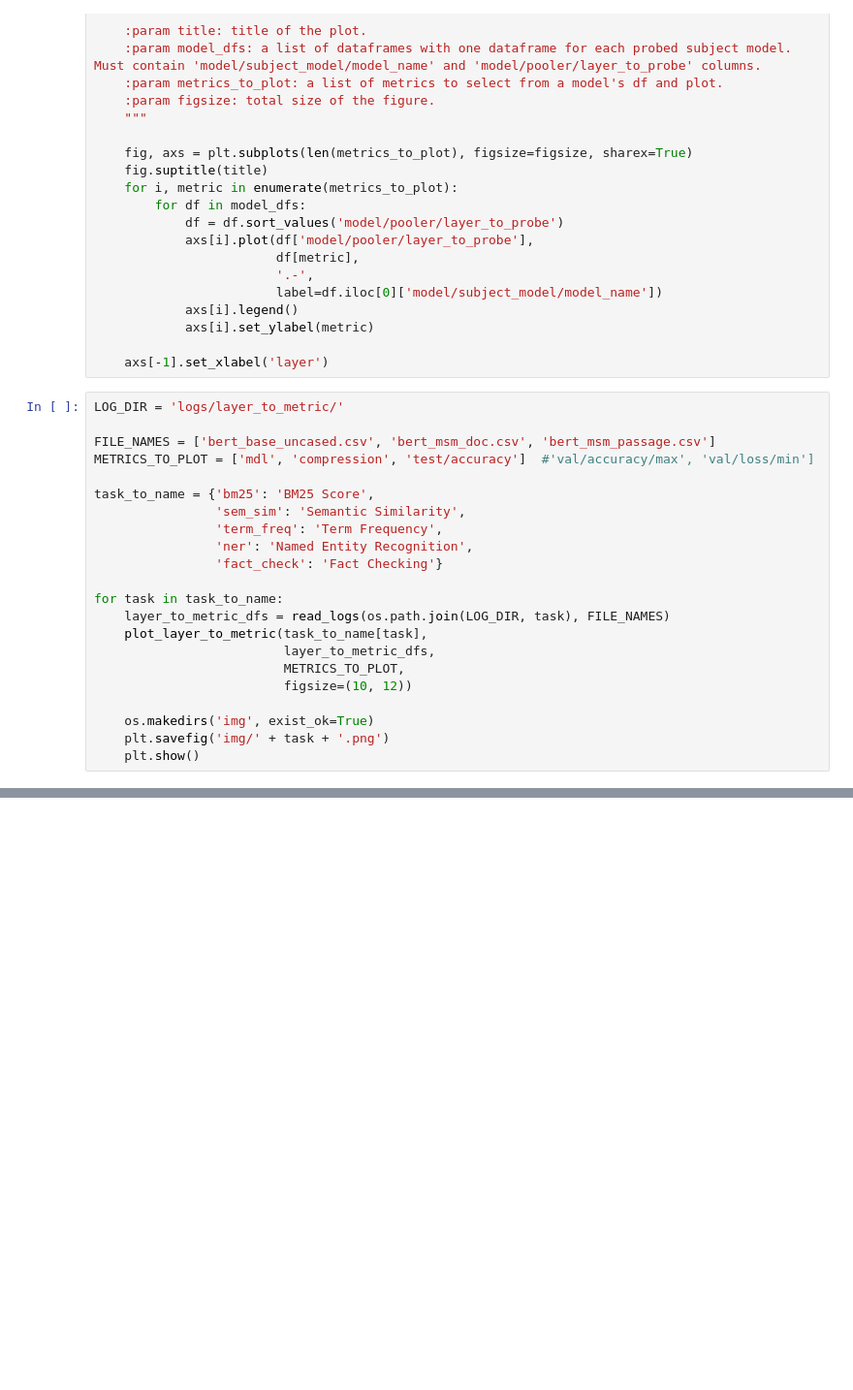
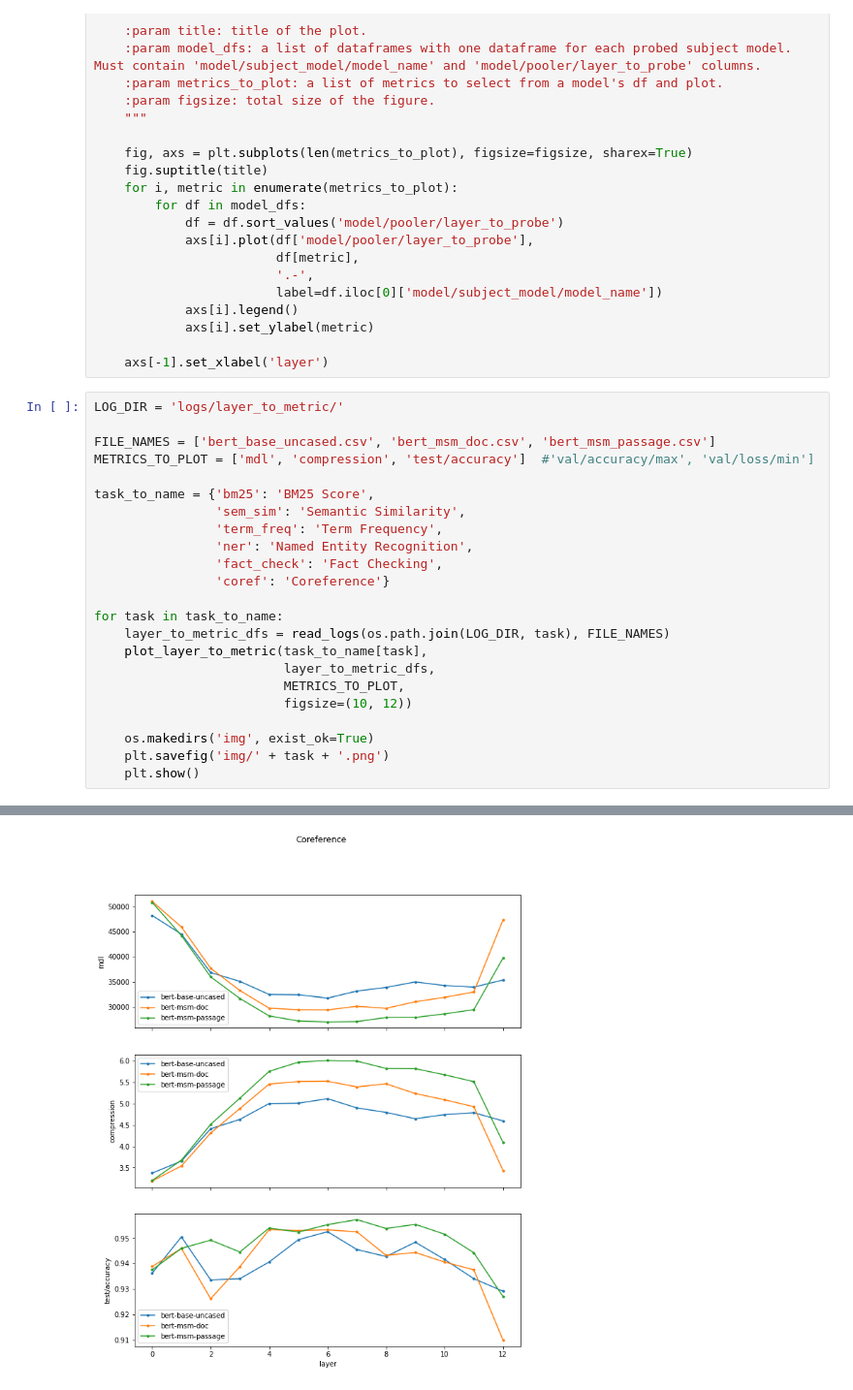
Before and after one commit to yolomeus/probing-search, a Jupyter notebook: analysis/layer_to_metric_plots.ipynb, the cells around one changed output, grey strips where cells are left out. Shown at 97% size. Cells and saved outputs as stored; diff of their text form; blank space fills up the shorter version.

Commit message:
add coref task to plot

```diff
--- a/analysis/layer_to_metric_plots.ipynb
+++ b/analysis/layer_to_metric_plots.ipynb
@@ -43,28 +43,30 @@ def plot_layer_to_metric(title, model_dfs, metrics_to_plot, figsize=(10, 12)):
 # %%
 LOG_DIR = 'logs/layer_to_metric/'
 
 FILE_NAMES = ['bert_base_uncased.csv', 'bert_msm_doc.csv', 'bert_msm_passage.csv']
 METRICS_TO_PLOT = ['mdl', 'compression', 'test/accuracy']  #'val/accuracy/max', 'val/loss/min']
 
 task_to_name = {'bm25': 'BM25 Score',
                 'sem_sim': 'Semantic Similarity',
                 'term_freq': 'Term Frequency',
                 'ner': 'Named Entity Recognition',
-                'fact_check': 'Fact Checking'}
+                'fact_check': 'Fact Checking',
+                'coref': 'Coreference'}
 
 for task in task_to_name:
     layer_to_metric_dfs = read_logs(os.path.join(LOG_DIR, task), FILE_NAMES)
     plot_layer_to_metric(task_to_name[task],
                          layer_to_metric_dfs,
                          METRICS_TO_PLOT,
                          figsize=(10, 12))
 
     os.makedirs('img', exist_ok=True)
     plt.savefig('img/' + task + '.png')
     plt.show()
 # %% [output]
 [figure]
 [figure]
 [figure]
 [figure]
 [figure]
+[figure, added]
```
